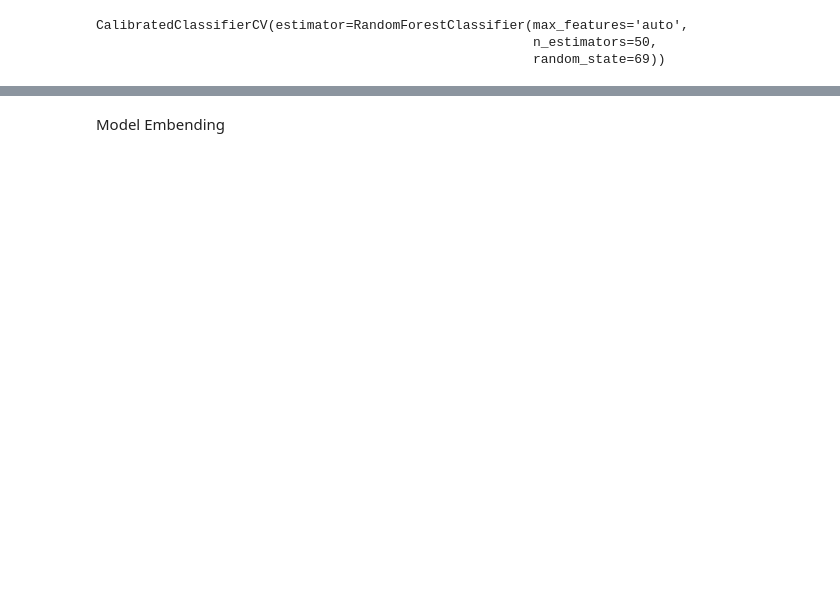
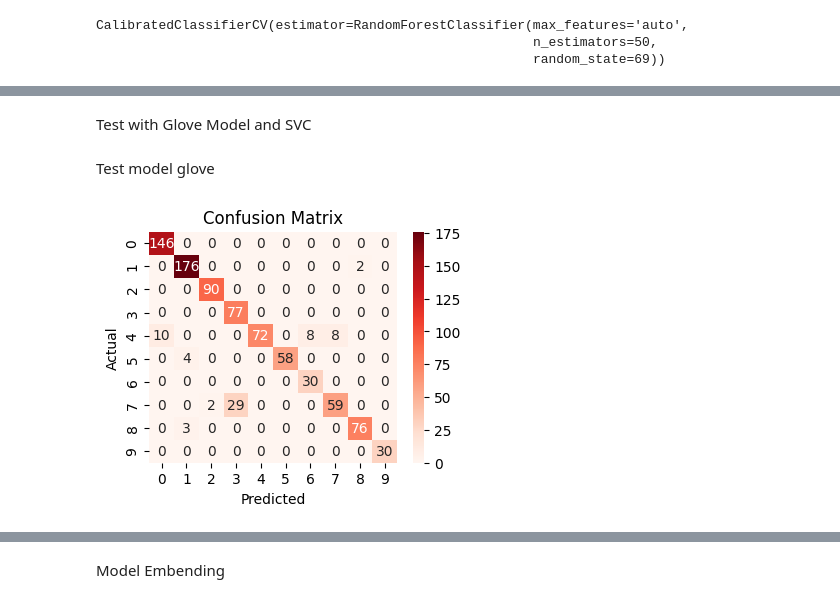
Before and after one commit to ProjecVirgil/VirgilML, a Jupyter notebook: script/learning_eng.ipynb, the cells around one changed output, grey strips where cells are left out. Drawn from its saved outputs; the diff is of its cells as text; code cells hidden in the pictures; blank space fills up the shorter version.

```diff
--- a/script/learning_eng.ipynb
+++ b/script/learning_eng.ipynb
@@ -274,0 +258,2 @@ plt.show()
+# %% [markdown]
+Test with Glove Model and SVC
@@ -274,0 +300,15 @@ plt.show()
+# %% [markdown]
+Test model glove
+# %%
+glove2vec_report = classification_report(test_labels, predictions)
+
+# Calcola e visualizza la matrice di confusione
+conf_matrix = confusion_matrix(test_labels, y_pred)
+plt.figure(figsize=(4, 3))
+sns.heatmap(conf_matrix, annot=True, fmt="d", cmap="Reds")
+plt.xlabel('Predicted')
+plt.ylabel('Actual')
+plt.title('Confusion Matrix')
+plt.show()
+# %% [output]
+[figure, added]
```
Also changed, not shown: parts of 20 cells of this notebook, 19 other files.
